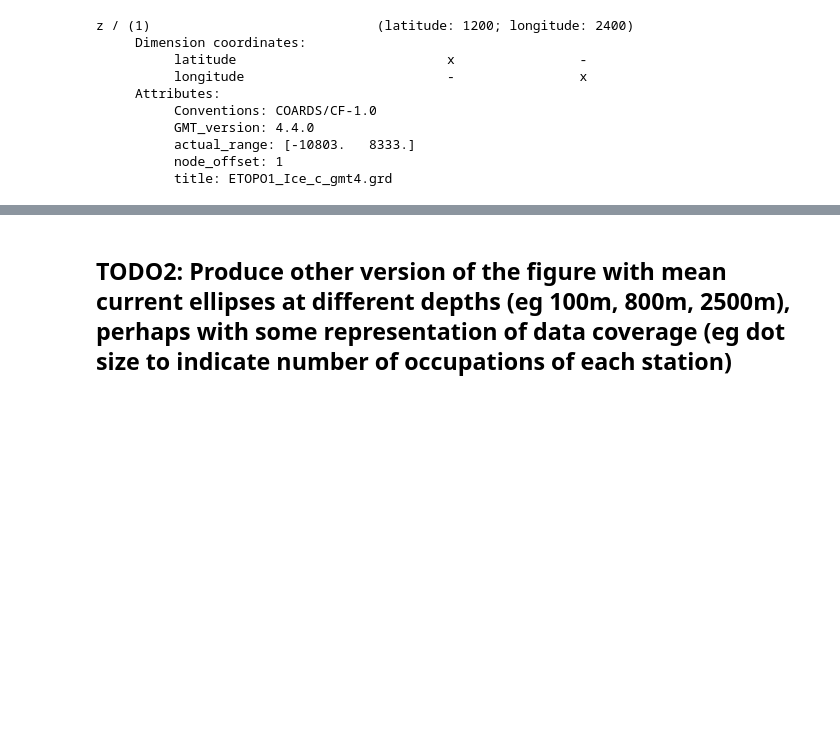
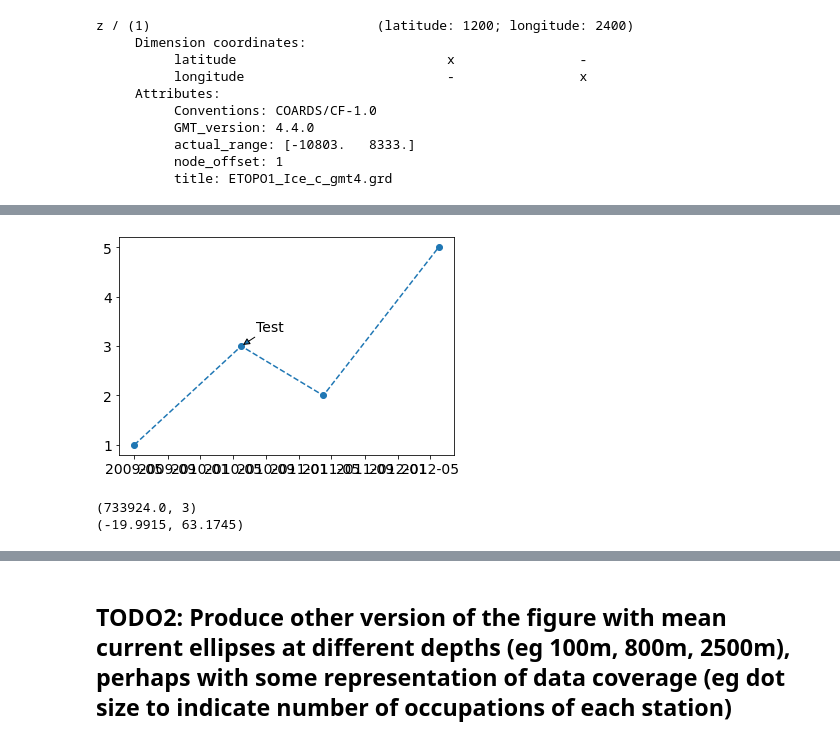
Before and after one commit to lhoupert/analysis_eel_data, a Jupyter notebook: notebooks/01_Plot_map_EEL_data.ipynb, the cells around one changed output, grey strips where cells are left out. Cells and saved outputs as stored; diff of their text form; code cells hidden in the pictures; blank space fills up the shorter version.

```diff
--- a/notebooks/01_Plot_map_EEL_data.ipynb
+++ b/notebooks/01_Plot_map_EEL_data.ipynb
@@ -142,0 +218,23 @@ gl.yformatter = LATITUDE_FORMATTER
+# %%
+import datetime as dt
+import matplotlib.pyplot as plt
+import matplotlib.dates as mdates
+
+x = [dt.datetime(2009, 0o5, 0o1), dt.datetime(2010, 0o6, 0o1),
+     dt.datetime(2011, 0o4, 0o1), dt.datetime(2012, 0o6, 0o1)]
+y = [1, 3, 2, 5]
+
+fig, ax = plt.subplots()
+ax.plot_date(x, y, linestyle='--')
+
+ax.annotate('Test', (mdates.date2num(x[1]), y[1]), xytext=(15, 15),
+            textcoords='offset points', arrowprops=dict(arrowstyle='-|>'))
+plt.show()
+# %% [output]
+[figure, added]
+# %%
+print((mdates.date2num(x[1]), y[1]))
+print((sdfloc.loc[iii,'RefLonGV'],sdfloc.loc[iii,'RefLatGV']))
+# %% [output]
+(733924.0, 3)
+(-19.9915, 63.1745)
```
Also changed, not shown: parts of 23 cells of this notebook.
